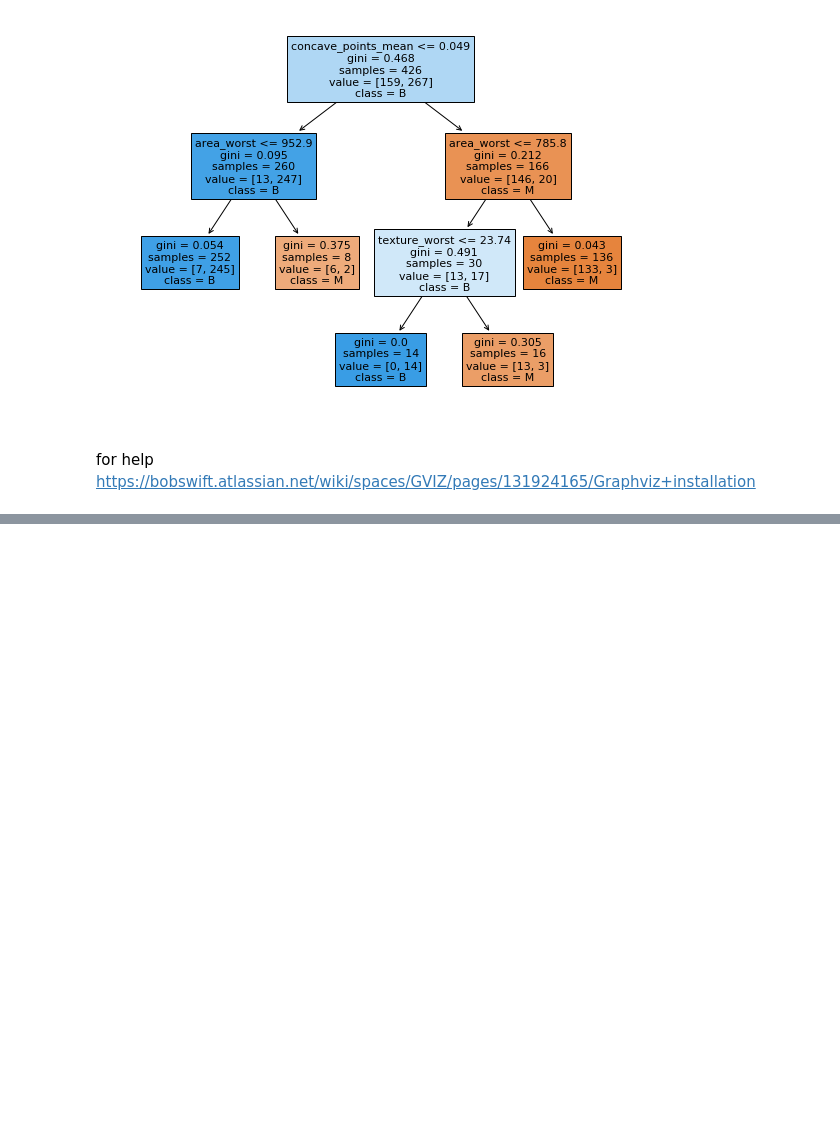
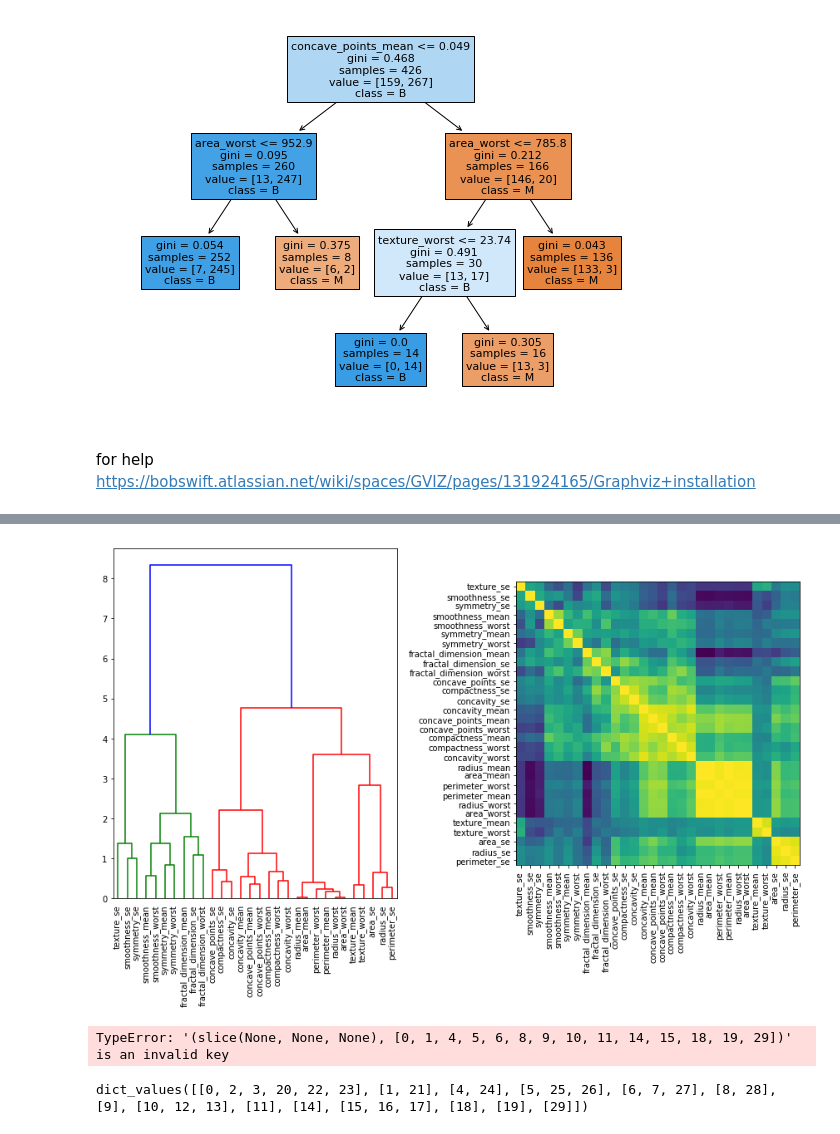
Before and after one commit to BlakeRosenhagen/Decision-Tree-Project, a Jupyter notebook: Cost_Complexity_Pruning.ipynb, the cells around one changed output, grey strips where cells are left out. Saved outputs shown, nothing was run; the diff lists cells and outputs as text; code cells hidden in the pictures; blank space fills up the shorter version.

```diff
--- a/Cost_Complexity_Pruning.ipynb
+++ b/Cost_Complexity_Pruning.ipynb
@@ -394,0 +432,58 @@ print(clfs)
+# %%
+fig, (ax1, ax2) = plt.subplots(1, 2, figsize=(12, 8))
+
+
+
+#creating correlation matrix based on spearman;s coeffiecient
+    #https://en.wikipedia.org/wiki/Spearman%27s_rank_correlation_coefficient
+corr = spearmanr(df_X).correlation
+#performing ward's linkage on a condense distance matrix. Ward variance minimization algorithm.
+    #https://docs.scipy.org/doc/scipy/reference/generated/scipy.cluster.hierarchy.ward.html
+corr_linkage = hierarchy.ward(corr)
+#takes in linkage matrix encoding provided by a linkage function like ward
+#plots dendrogram
+dendro = hierarchy.dendrogram(corr_linkage, labels=feature_names, ax=ax1,
+                              leaf_rotation=90)
+dendro_idx = np.arange(0, len(dendro['ivl']))
+
+ax2.imshow(corr[dendro['leaves'], :][:, dendro['leaves']])
+#set numerical increments from list of ids
+ax2.set_xticks(dendro_idx)
+ax2.set_yticks(dendro_idx)
+#call upon labels in dendro by iv1 to set onto xticks
+ax2.set_xticklabels(dendro['ivl'], rotation='vertical')
+ax2.set_yticklabels(dendro['ivl'])
+fig.tight_layout()
+plt.show()
+# %% [output]
+[figure, added]
+# %%
+# creates flat clusters from hierarcal clustering created by a linkage matrix
+    #second argument is the threshold to build clusters
+cluster_ids = hierarchy.fcluster(corr_linkage, 1, criterion='distance')
+cluster_id_to_feature_ids = defaultdict(list)
+#idx is the index while cluster_id is a list of integers form above
+    #appending standard index to a newly created dictionary
+for idx, cluster_id in enumerate(cluster_ids):
+    cluster_id_to_feature_ids[cluster_id].append(idx)
+#calls upon the first value for each set of lists in the dictionary of cluster_id_to_feature_is
+selected_features = [v[0] for v in cluster_id_to_feature_ids.values()]
+
+X_train_sel = X_train[:, selected_features]
+X_test_sel = X_test[:, selected_features]
+
+#cf_sel = RandomForestClassifier(n_estimators=100, random_state=42)
+#lf_sel.fit(X_train_sel, y_train)
+#rint("Accuracy on test data with features removed: {:.2f}".format(
+#     clf_sel.score(X_test_sel, y_test)))
+print(cluster_ids)
+print("----------------------------")
+print(cluster_id_to_feature_ids)
+print("----------------------------")
+print(selected_features)
+# %% [output]
+TypeError: '(slice(None, None, None), [0, 1, 4, 5, 6, 8, 9, 10, 11, 14, 15, 18, 19, 29])' is an invalid key
+# %%
+print(cluster_id_to_feature_ids.values())
+# %% [output]
+dict_values([[0, 2, 3, 20, 22, 23], [1, 21], [4, 24], [5, 25, 26], [6, 7, 27], [8, 28], [9], [10, 12, 13], [11], [14], [15, 16, 17], [18], [19], [29]])
```
Also changed, not shown: parts of 21 cells of this notebook, 13 other files.
